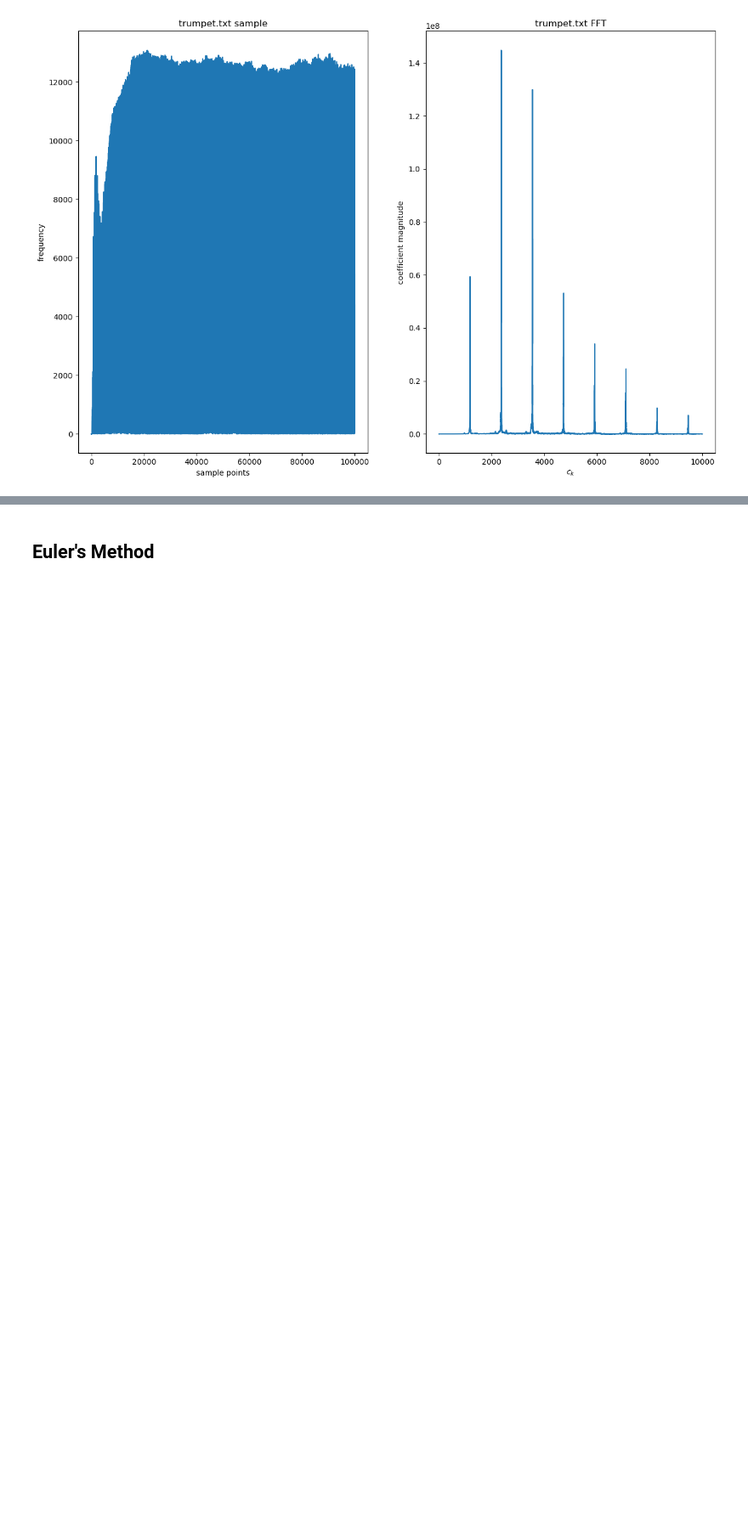
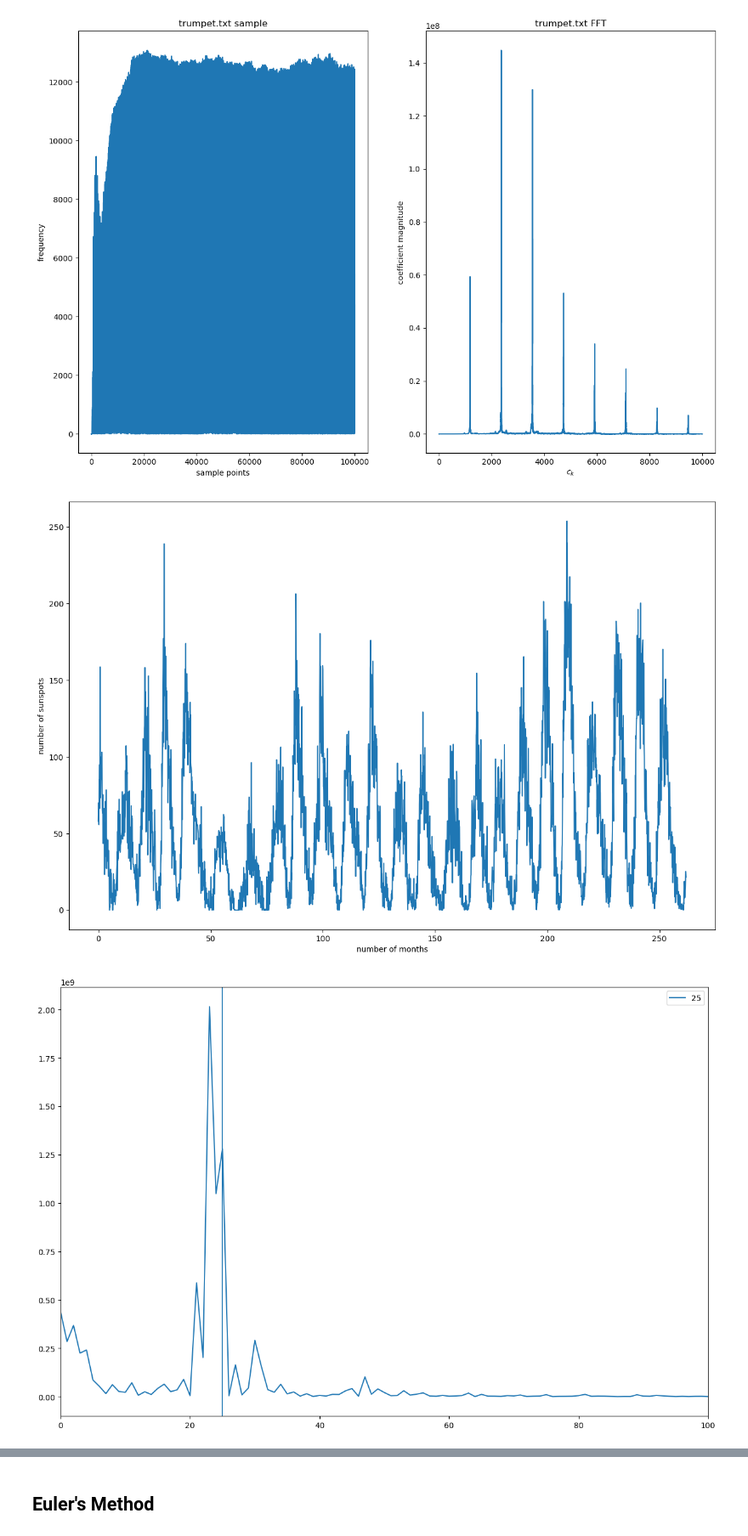
Before and after one commit to jamesobaldwin/CUNY_coursework, a Jupyter notebook: CM/code/CM_practice_code.ipynb, the cells around one changed output, grey strips where cells are left out. Shown at 85% size. Cells and saved outputs as stored; diff of their text form; code cells hidden in the pictures; blank space fills up the shorter version.

```diff
--- a/CM/code/CM_practice_code.ipynb
+++ b/CM/code/CM_practice_code.ipynb
@@ -762,3 +762,23 @@ read_plot_transform('trumpet.txt')
 # %% [output]
 [figure]
 [figure]
+# %%
+# in class exercise: sunspots
+month, spots = np.loadtxt('sunspots.txt').T
+c = dft(spots)
+c = c[1:]
+
+plt.figure(figsize=(15,10))
+plt.plot(month/12, spots)
+plt.xlabel('number of months')
+plt.ylabel('number of sunspots')
+plt.show()
+plt.figure(figsize=(15,10))
+plt.plot(np.arange(len(c)), np.abs(c)**2)
+plt.axvline(np.argmax(c), label=f'{np.argmax(c)}')
+plt.legend()
+plt.xlim(0,100)
+plt.show()
+# %% [output]
+[figure, added]
+[figure, added]
```
Also changed, not shown: parts of 6 cells of this notebook, 1 other file.
